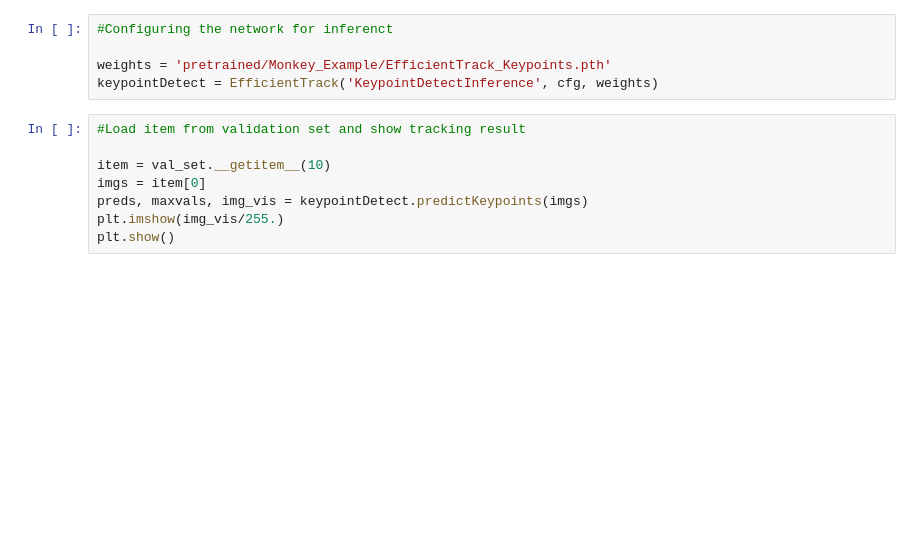
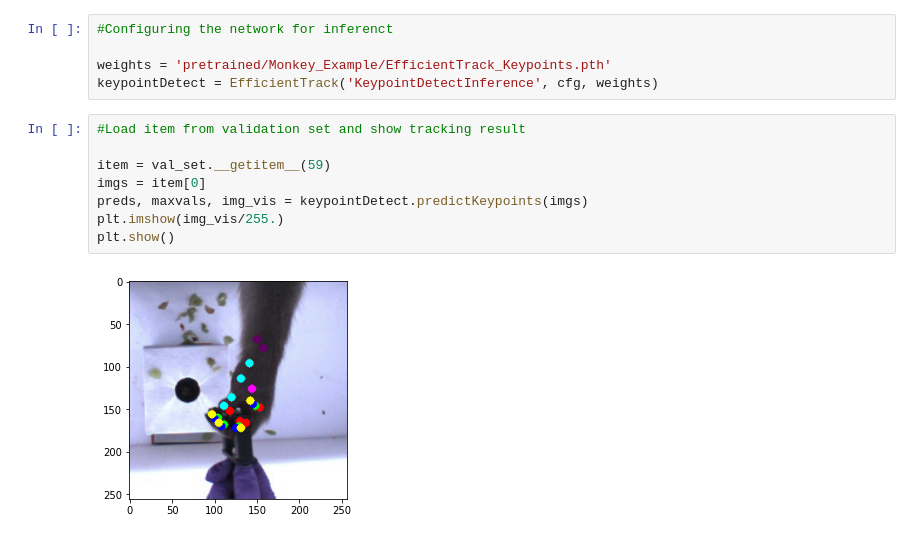
Before and after one commit to JARVIS-MoCap/JARVIS-HybridNet, a Jupyter notebook: KeypointDetect.ipynb, the cells around one changed output. Saved outputs shown, nothing was run; the diff lists cells and outputs as text; blank space fills up the shorter version.

```diff
--- a/KeypointDetect.ipynb
+++ b/KeypointDetect.ipynb
@@ -39,8 +50,10 @@ keypointDetect = EfficientTrack('KeypointDetectInference', cfg, weights)
 # %%
 #Load item from validation set and show tracking result
 
-item = val_set.__getitem__(10)
+item = val_set.__getitem__(59)
 imgs = item[0]
 preds, maxvals, img_vis = keypointDetect.predictKeypoints(imgs)
 plt.imshow(img_vis/255.)
 plt.show()
+# %% [output]
+[figure, added]
```
Also changed, not shown: parts of 2 cells of this notebook, 9 other files.
